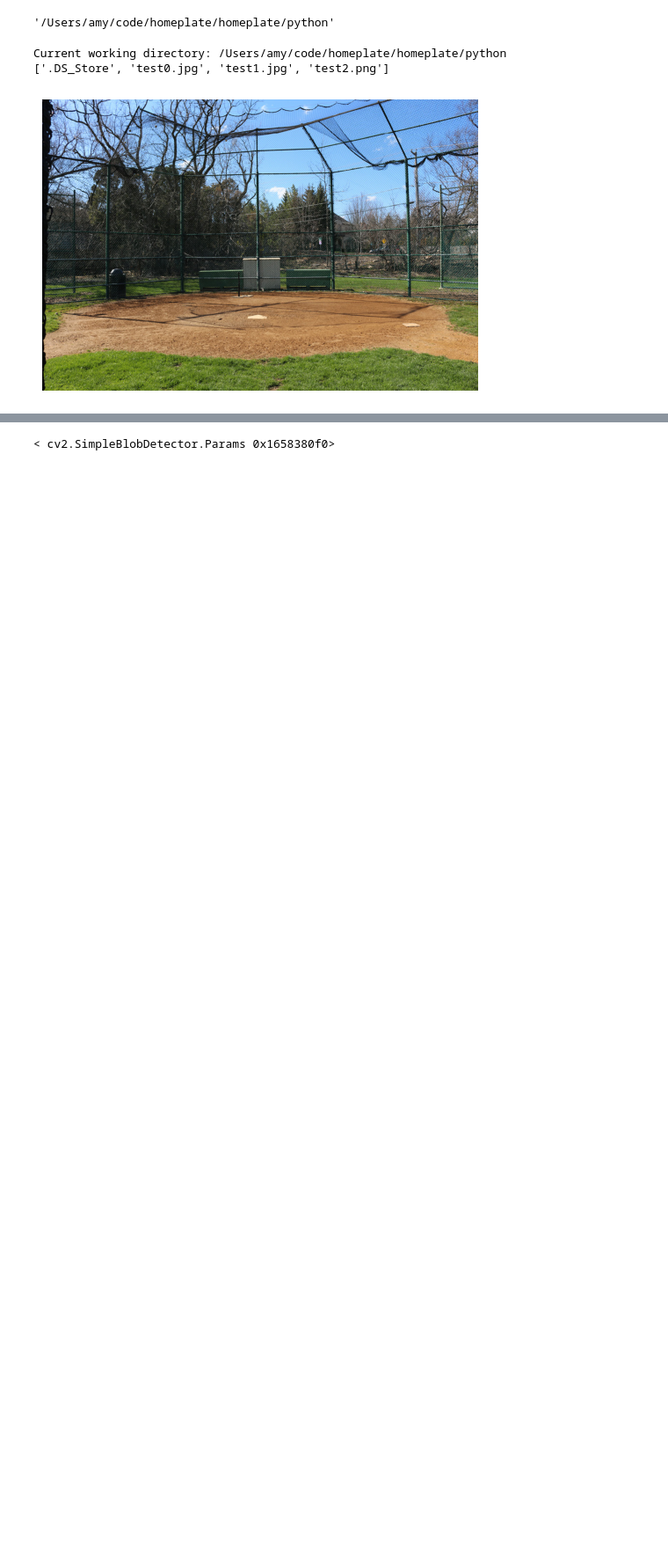
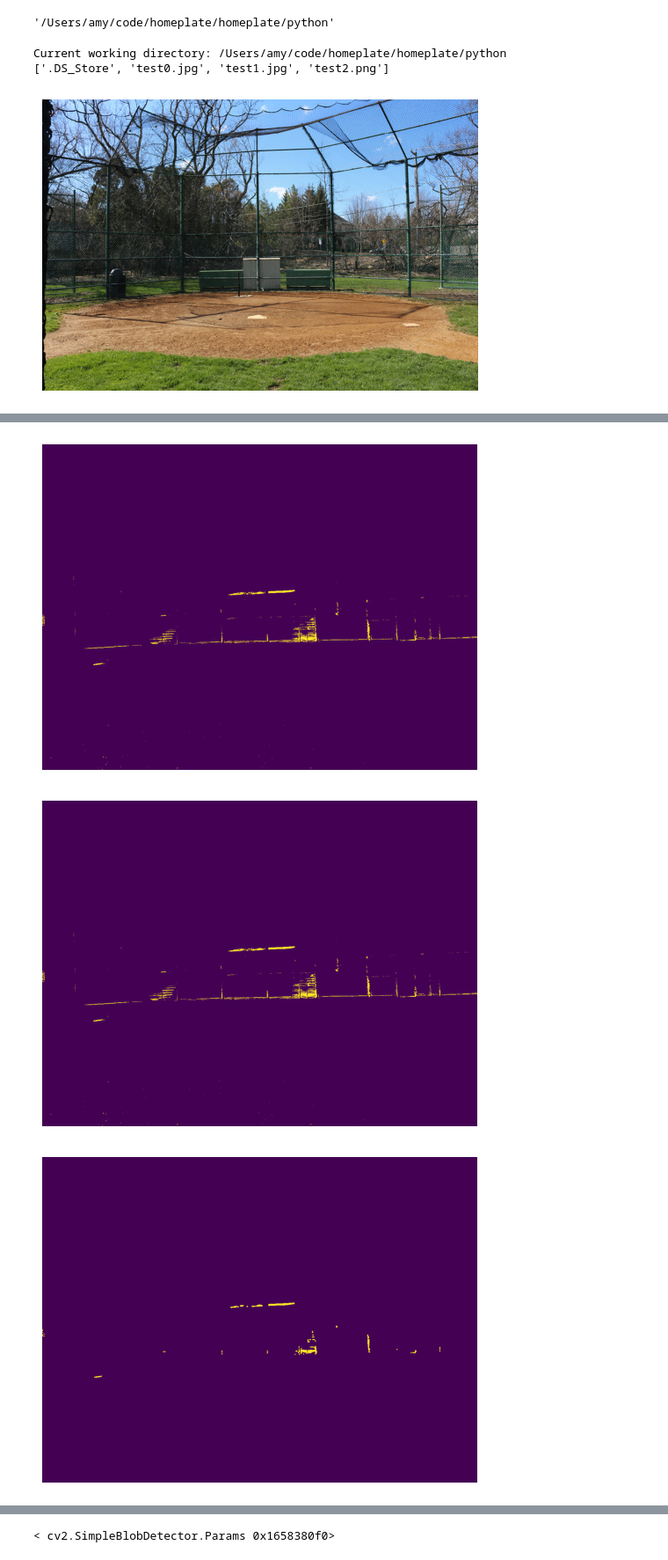
Before and after one commit to amyxjhuang/homeplate, a Jupyter notebook: python/blob_detection.ipynb, the cells around one changed output, grey strips where cells are left out. Shown at 88% size. Drawn from its saved outputs; the diff is of its cells as text; code cells hidden in the pictures; blank space fills up the shorter version.

```diff
--- a/python/blob_detection.ipynb
+++ b/python/blob_detection.ipynb
@@ -77,0 +104,9 @@ filter_by_hsv(im)
+# %%
+image3 = cv2.imread('../images/test3.png')
+filter_by_hsv(image3)
+binary_mask = filter_by_hsv(image3)
+morph_open(binary_mask)
+# %% [output]
+[figure, added]
+[figure, added]
+[figure, added]
```
Also changed, not shown: parts of 4 cells of this notebook.
